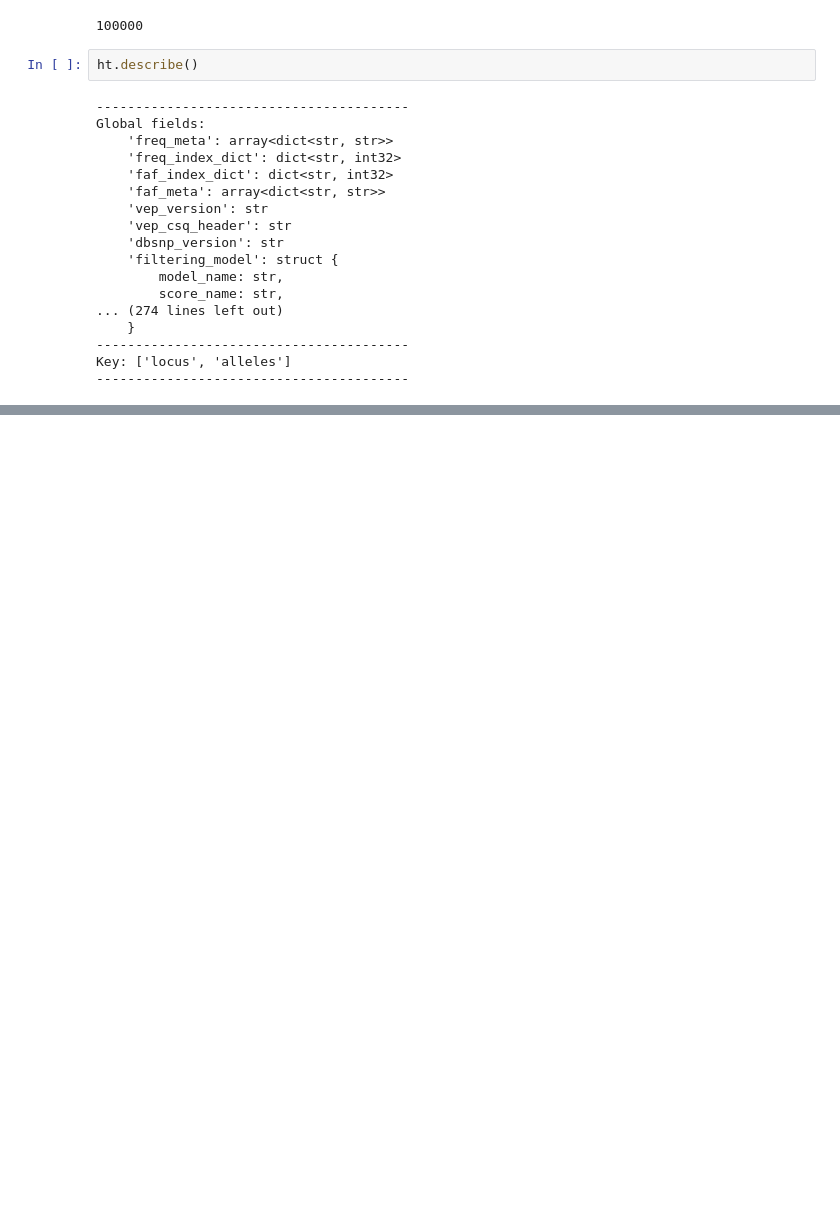
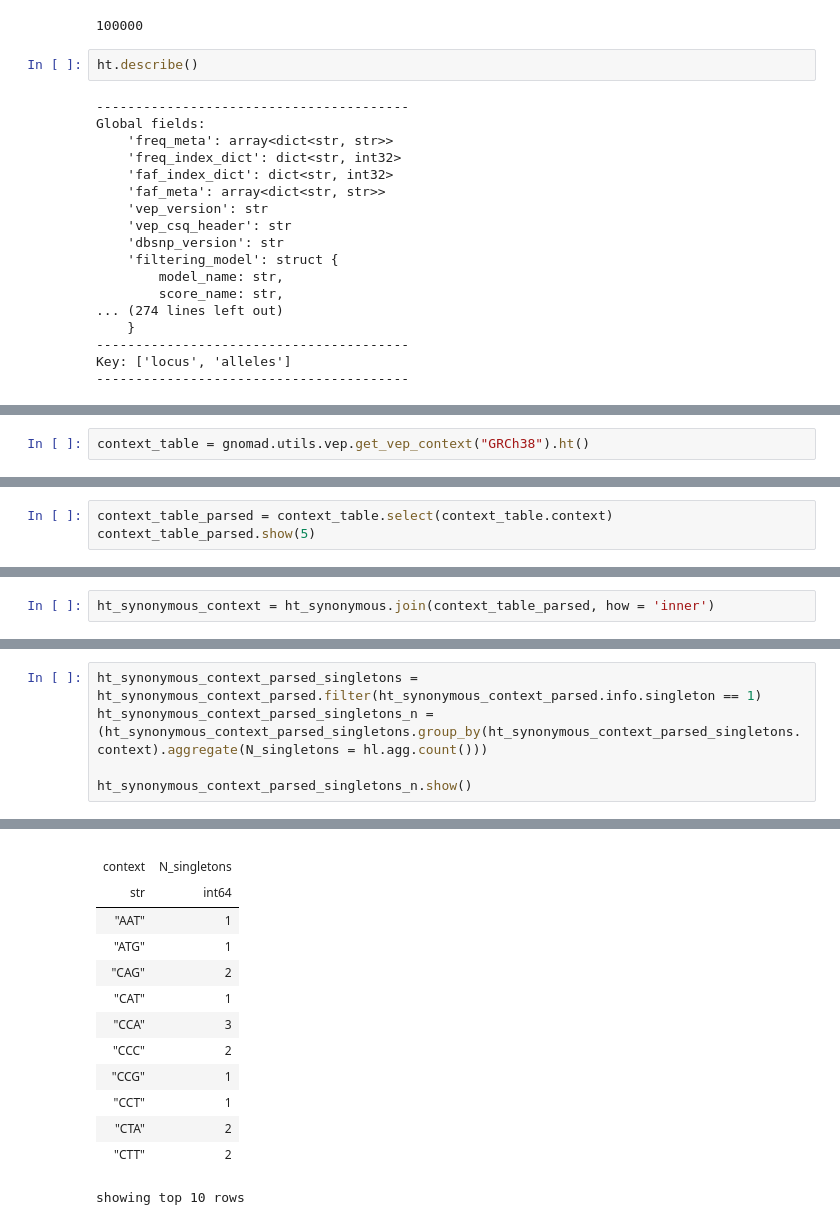
Before and after one commit to ajandria/BroadIS, a Jupyter notebook: 01_maps/01_recalculate_maps.ipynb, the cells around one changed output, grey strips where cells are left out. Drawn from its saved outputs; the diff is of its cells as text; blank space fills up the shorter version.

```diff
--- a/01_maps/01_recalculate_maps.ipynb
+++ b/01_maps/01_recalculate_maps.ipynb
@@ -95,0 +184,2 @@ frozendict({'3_prime_UTR_variant': 692, '5_prime_UTR_variant': 5, 'downstream_ge
+# %%
+context_table = gnomad.utils.vep.get_vep_context("GRCh38").ht()
@@ -95,0 +206,3 @@ frozendict({'3_prime_UTR_variant': 692, '5_prime_UTR_variant': 5, 'downstream_ge
+# %%
+context_table_parsed = context_table.select(context_table.context)
+context_table_parsed.show(5)
@@ -95,0 +235,2 @@ frozendict({'3_prime_UTR_variant': 692, '5_prime_UTR_variant': 5, 'downstream_ge
+# %%
+ht_synonymous_context = ht_synonymous.join(context_table_parsed, how = 'inner')
@@ -95,0 +275,6 @@ frozendict({'3_prime_UTR_variant': 692, '5_prime_UTR_variant': 5, 'downstream_ge
+# %%
+ht_synonymous_context_parsed_singletons = ht_synonymous_context_parsed.filter(ht_synonymous_context_parsed.info.singleton == 1)
+ht_synonymous_context_parsed_singletons_n = (ht_synonymous_context_parsed_singletons.group_by(ht_synonymous_context_parsed_singletons.context).aggregate(N_singletons = hl.agg.count()))
+
+ht_synonymous_context_parsed_singletons_n.show()
+# %% [output]
@@ -95,0 +283,14 @@ frozendict({'3_prime_UTR_variant': 692, '5_prime_UTR_variant': 5, 'downstream_ge
+|  |  |
+| context | N_singletons |
+| str | int64 |
+| "AAT" | 1 |
+| "ATG" | 1 |
+| "CAG" | 2 |
+| "CAT" | 1 |
+| "CCA" | 3 |
+| "CCC" | 2 |
+| "CCG" | 1 |
+| "CCT" | 1 |
+| "CTA" | 2 |
+| "CTT" | 2 |
+showing top 10 rows
```
Also changed, not shown: parts of 35 cells of this notebook, 2 other files.
